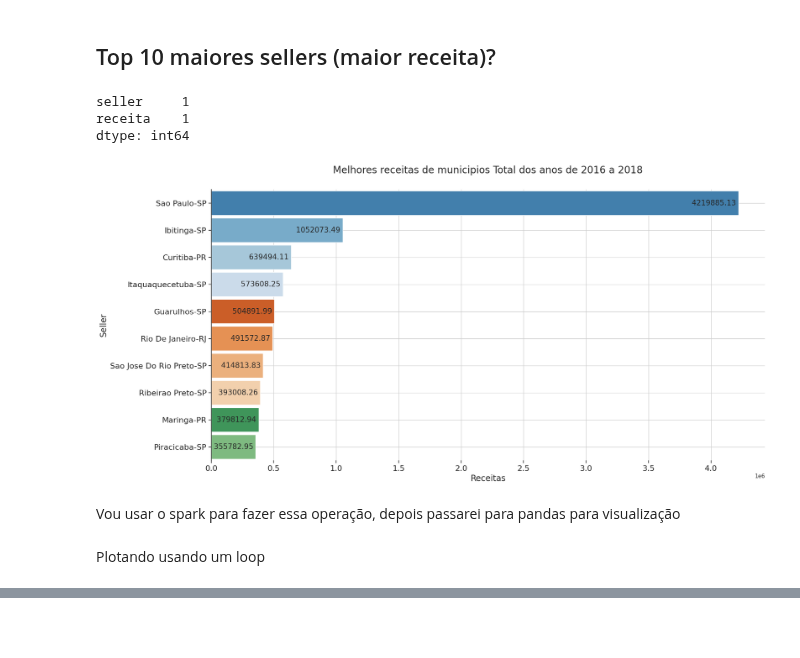
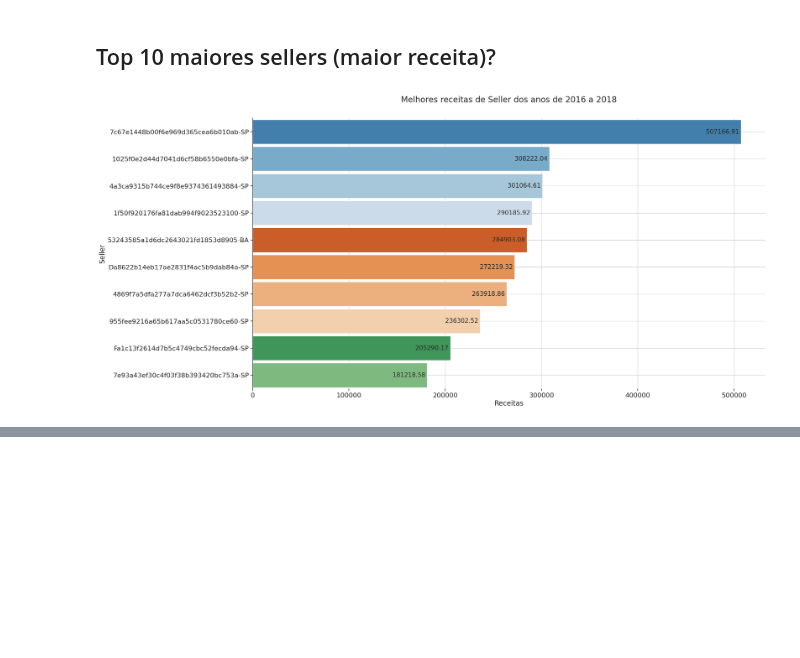
Before and after one commit to kaladabrio2020/Compass.Uol.DataScience, a Jupyter notebook: Sprint 01/ProjetoSprint01/ProjetoSprint01-Desafio.ipynb, the cells around one changed output, grey strips where cells are left out. Cells and saved outputs as stored; diff of their text form; code cells hidden in the pictures; blank space fills up the shorter version.

```diff
--- a/Sprint 01/ProjetoSprint01/ProjetoSprint01-Desafio.ipynb
+++ b/Sprint 01/ProjetoSprint01/ProjetoSprint01-Desafio.ipynb
@@ -503,35 +502,29 @@ SELECT (INITCAP(se.seller_city)|| '-' || se.seller_state) as seller ,
     ORDER BY receita desc limit 10;
 '''
 data = spark.sql(query).toPandas()
-# %%
-data.isna().nunique()
-# %% [output]
-seller     1
-receita    1
-dtype: int64
 # %%
 sea.set_theme(style="ticks")                # Definindo estilo
-fig, ax = plt.subplots(ncols=1,nrows=1,figsize=(18,10))
+fig, ax = plt.subplots(ncols=1,nrows=1,figsize=(20,12))
 fig.subplots_adjust(hspace=0.25,right=1)    # Aumenta o espaço entre os graficos
 
 # Grafico 1 = Melhores receitas
 barMelhores = sea.barplot( data = data.iloc[0:10,:], palette=sea.color_palette('tab20c',n_colors=10),
     y='seller', x='receita', hue='seller', width=0.9, ax = ax, legend=False)
 
 #Modificando o Grafico 1
-ax.set_title('Melhores receitas de municipios Total dos anos de 2016 a 2018',y=1.05,fontsize=20)
+ax.set_title('Melhores receitas de Seller dos anos de 2016 a 2018',y=1.05,fontsize=20)
 ax.set_ylabel('Seller',x=10,fontsize=17)
 ax.set_xlabel('Receitas',fontsize=17)
 ax.spines[['right','top','bottom']].set_visible(False)
 ax.tick_params('y', labelsize=16)
 ax.tick_params('x', labelsize=16)
 ax.set_axisbelow(True)
 ax.grid(True)
 
 # Colocando o valor das receitas nas barras
 for p in barMelhores.patches:
     if p.get_width() != 0:
         barMelhores.annotate(("%.2f" % p.get_width())+' ',  xy = (p.get_width(), p.get_y()+p.get_height()/2),
         xytext = (0, 0.1), textcoords= 'offset points', ha = 'right', va = "center" ,size=15)
 # %% [output]
-[figure, old version]
+[figure, new version]
@@ -549,2 +530,0 @@ dataSql = spark.sql(query).na.drop()
-# %% [markdown]
-Vou usar o spark para fazer essa operação, depois passarei para pandas para visualização
@@ -559,2 +530,0 @@ dataPd = dataSpark.toPandas()
-# %% [markdown]
-Plotando usando um loop
```
Also changed, not shown: parts of 29 cells of this notebook, 1 other file.
